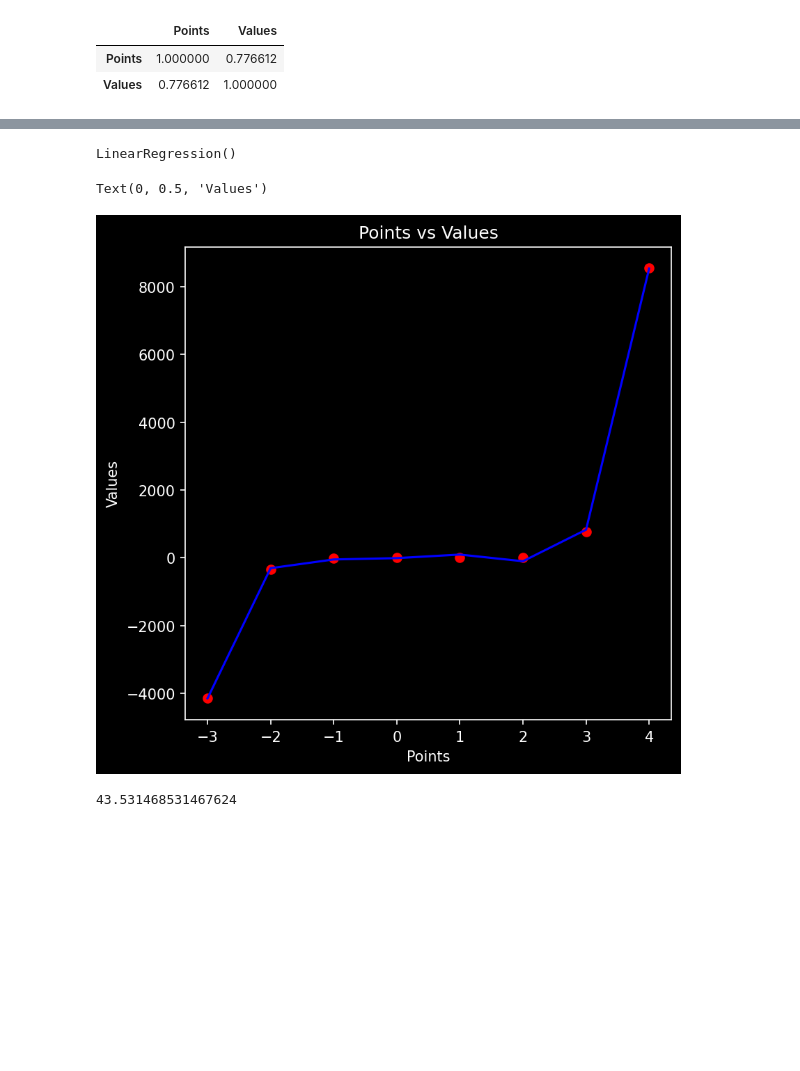
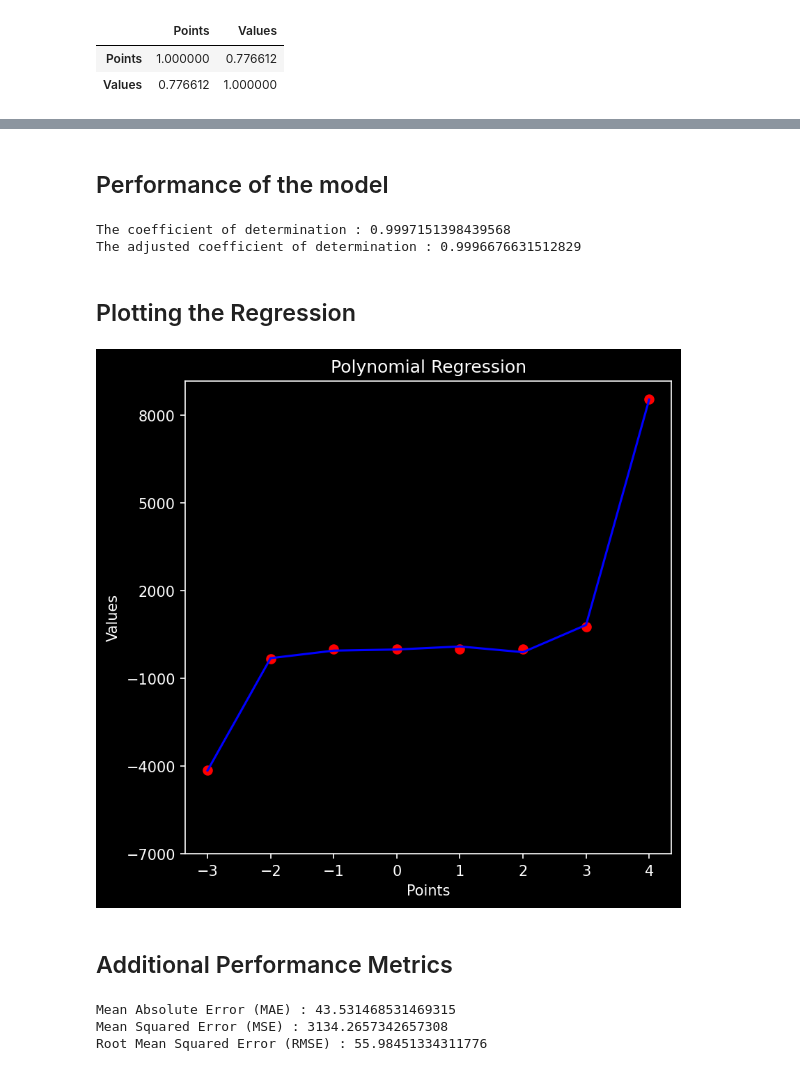
Before and after one commit to debjitpal5040/ML_Algorithms, a Jupyter notebook: Machine Learning/Supervised Learning/Regression/Polynomial Regression/Polynomial Regression.ipynb, the cells around one changed output, grey strips where cells are left out. Cells and saved outputs as stored; diff of their text form; code cells hidden in the pictures; blank space fills up the shorter version.

```diff
--- a/Machine Learning/Supervised Learning/Regression/Polynomial Regression/Polynomial Regression.ipynb
+++ b/Machine Learning/Supervised Learning/Regression/Polynomial Regression/Polynomial Regression.ipynb
@@ -73,0 +100,18 @@ plt.savefig("Images/Years_Experience_vs_Salary.png",bbox_inches='tight')
+# %%
+rmse=[]
+for i in range(1, 9):
+    poly_reg = PolynomialFeatures(degree=i)
+    x_poly= poly_reg.fit_transform(X)
+    lin_reg= LinearRegression()
+    lin_reg.fit(x_poly, y)
+    y_pred= lin_reg.predict(x_poly)
+    rmse.append(mean_squared_error(y, y_pred, squared=False))
+plt.figure(figsize=(6, 6), dpi=150)
+plt.style.use('dark_background')
+plt.plot(range(1,9),rmse,linestyle='dashed',color='blue',marker='o',markerfacecolor='red')
+plt.xticks(np.arange(1, 9, 1))
+plt.yticks(np.arange(0,2500,500))
+plt.xlabel('Degree of Polynomial')
+plt.ylabel('Error Rate')
+plt.title('Degree of Polynomial vs Error Rate')
+plt.savefig("Images/Degree_of_Polynomial_vs_Error_Rate.png",bbox_inches='tight')
@@ -74,9 +122,6 @@ plt.savefig("Images/Years_Experience_vs_Salary.png",bbox_inches='tight')
 # %%
-rmse=[]
-for i in range(1, 10):
-    poly_reg = PolynomialFeatures(degree=i)
-    x_poly= poly_reg.fit_transform(X)
-    lin_reg= LinearRegression()
-    lin_reg.fit(x_poly, y)
-    y_pred= lin_reg.predict(x_poly)
-    rmse.append(np.sqrt(mean_squared_error(y, y_pred)))
+poly_reg = PolynomialFeatures(degree=5)
+x_poly = poly_reg.fit_transform(X)
+lin_reg = LinearRegression()
+lin_reg.fit(x_poly, y)
+y_pred = lin_reg.predict(x_poly)
@@ -110,22 +128,35 @@ plt.xticks(range(1,10))
-# %%
-poly_reg = PolynomialFeatures(degree=5)
-x_poly= poly_reg.fit_transform(X)
-lin_reg= LinearRegression()
-lin_reg.fit(x_poly, y)
-# %% [output]
-LinearRegression()
+# %% [markdown]
+## Performance of the model
+# %%
+# printing the coefficient of determination of the regression
+print("The coefficient of determination :", r2_score(y,y_pred))
+adjusted_r2_score = 1 - ((1-r2_score(y,y_pred))*(len(y)-1))/(len(y)-X.shape[1]-1)
+print("The adjusted coefficient of determination :", adjusted_r2_score)
+# %% [output]
+The coefficient of determination : 0.9997151398439568
+The adjusted coefficient of determination : 0.9996676631512829
+# %% [markdown]
+## Plotting the Regression
 # %%
 plt.figure(figsize=(6, 6), dpi=150)
 plt.style.use('dark_background')
 plt.scatter(X, y, color='red')
-plt.plot(X, lin_reg.predict(poly_reg.fit_transform(X)), color='blue')
-plt.title("Points vs Values")
+plt.plot(X, y_pred, color='blue')
+plt.xticks(np.arange(-3, 5, 1))
+plt.yticks(np.arange(-7000,9000,3000))
 plt.xlabel("Points")
 plt.ylabel("Values")
+plt.title("Polynomial Regression")
+plt.savefig("Images/Polynomial_Regression.png",bbox_inches='tight')
 # %% [output]
-Text(0, 0.5, 'Values')
-[figure, old version]
+[figure, new version]
-# %%
-print(mean_absolute_error(y, lin_reg.predict(poly_reg.fit_transform(X))))
-# %% [output]
-43.531468531467624
+# %% [markdown]
+## Additional Performance Metrics
+# %%
+print('Mean Absolute Error (MAE) :', mean_absolute_error(y, y_pred))
+print('Mean Squared Error (MSE) :', mean_squared_error(y, y_pred))
+print('Root Mean Squared Error (RMSE) :', mean_squared_error(y, y_pred, squared=False))
+# %% [output]
+Mean Absolute Error (MAE) : 43.531468531469315
+Mean Squared Error (MSE) : 3134.2657342657308
+Root Mean Squared Error (RMSE) : 55.98451334311776
```
Also changed, not shown: parts of 21 cells of this notebook, 13 other files.
